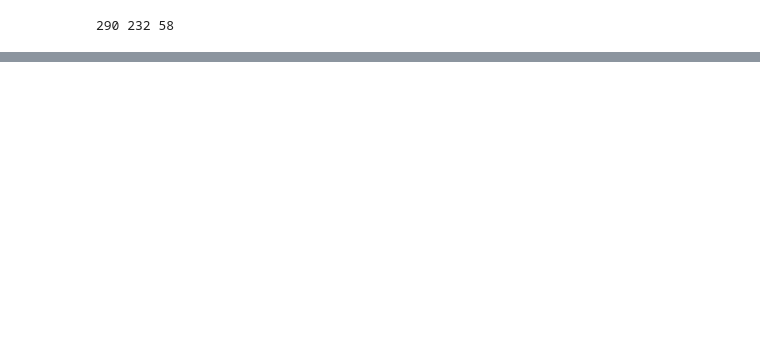
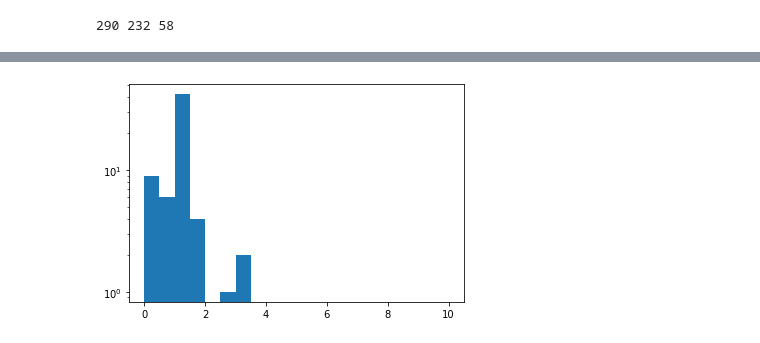
Before and after one commit to aliydgr/ms-thesis, a Jupyter notebook: financial.ipynb, the cells around one changed output, grey strips where cells are left out. Saved outputs shown, nothing was run; the diff lists cells and outputs as text; code cells hidden in the pictures; blank space fills up the shorter version.

```diff
--- a/financial.ipynb
+++ b/financial.ipynb
@@ -79,0 +69,5 @@ plt.plot(prediction_error)
+# %%
+degrees = [number_of_nodes-1]*number_of_nodes
+g_matrix = calculate_g_by_model(future[0], steady_state, model, 10)
+g_dist = find_matrix_dist(g_matrix)
+f, _ = calculate_f(g_matrix, degrees)
@@ -79,0 +96,9 @@ plt.plot(prediction_error)
+# %%
+bins=20
+_range=(0,10)
+plt.rcParams["figure.figsize"] = (6, 4)
+plt.figure(2)
+plt.hist(g_dist, bins=bins, range=_range, log=True)
+plt.show()
+# %% [output]
+[figure, added]
```
Also changed, not shown: parts of 8 cells of this notebook, 1 other file.
